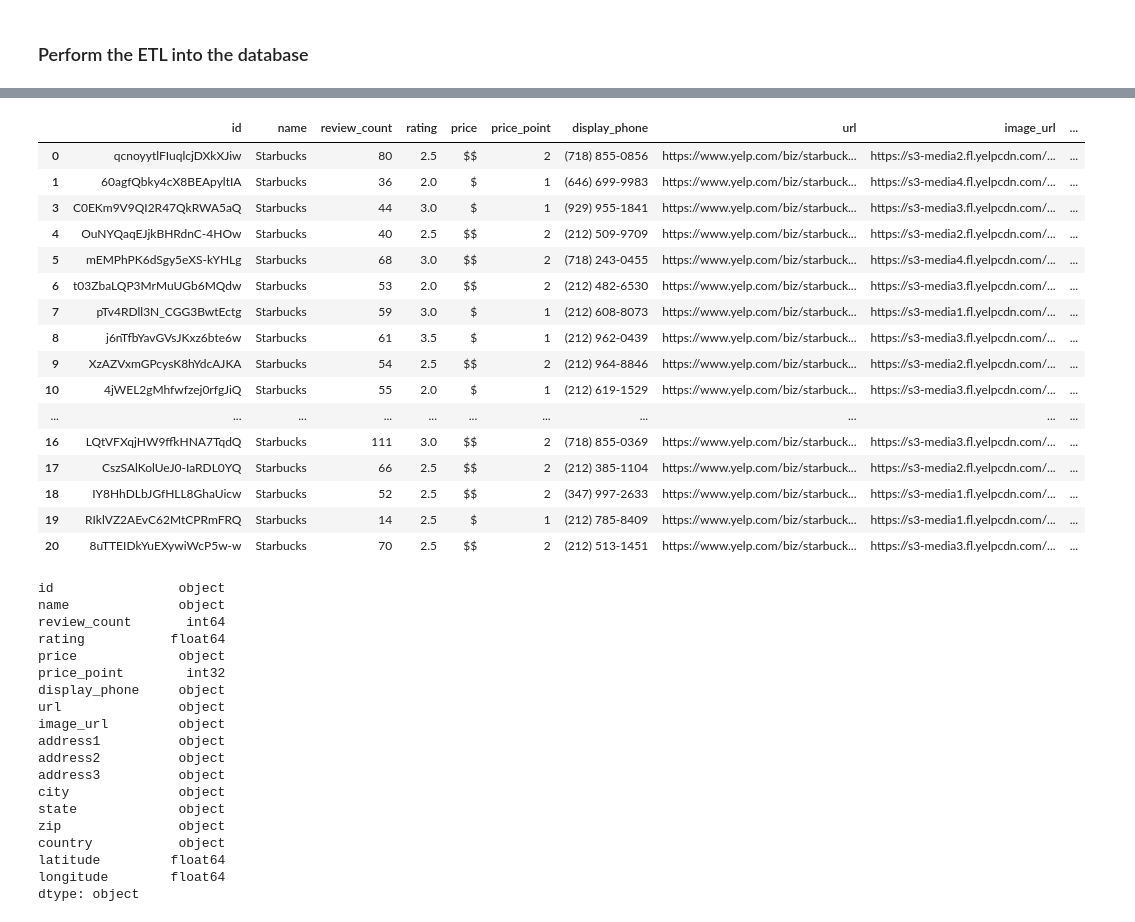
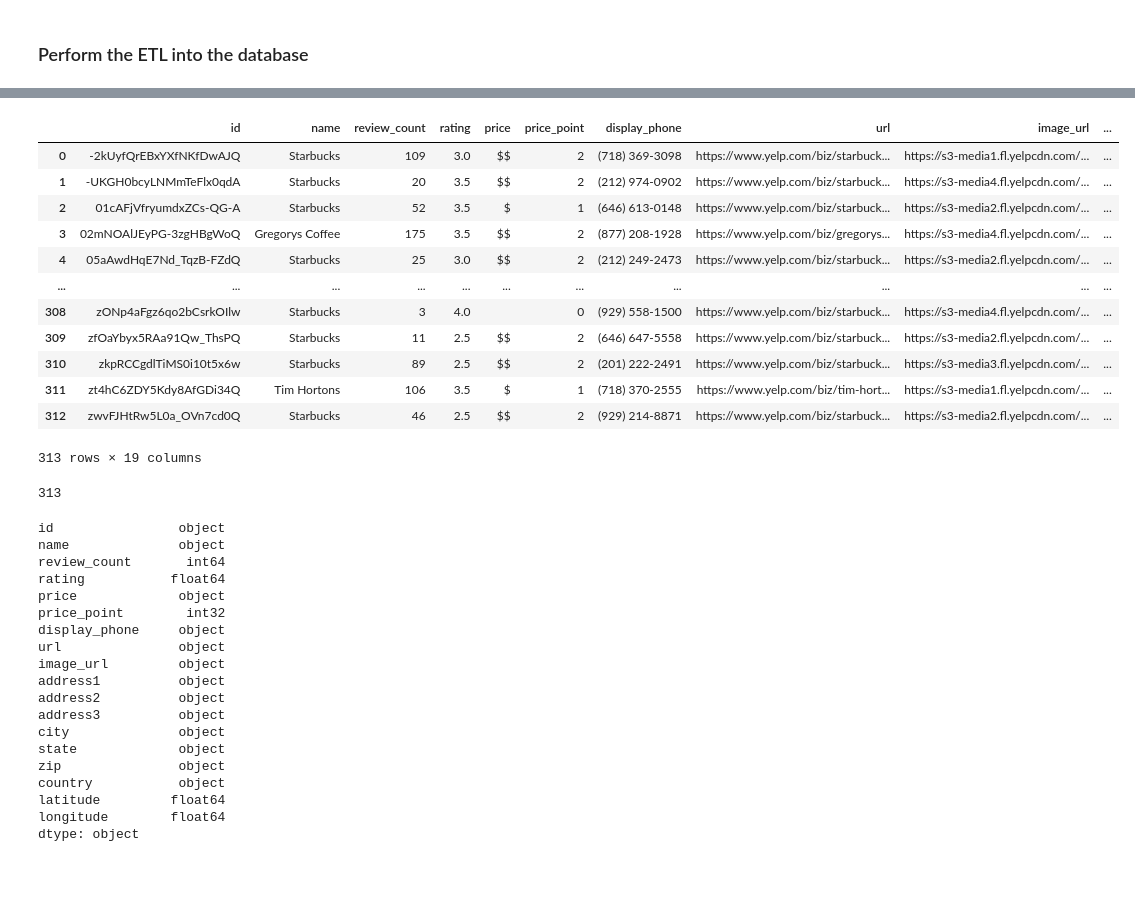
Before and after one commit to 123noob1/gwu-bootcamp-proj-3, a Jupyter notebook: website/jupyter/etl.ipynb, the cells around one changed output, grey strips where cells are left out. Drawn from its saved outputs; the diff is of its cells as text; code cells hidden in the pictures; blank space fills up the shorter version.

```diff
--- a/website/jupyter/etl.ipynb
+++ b/website/jupyter/etl.ipynb
@@ -197,24 +195,32 @@ print(df_merged.shape[0])
 # %%
-# Quick check/reveview the merged DF for reviewing
-df_merged.head(20)
+# Drop any duplicates based on id since we may have them overlapping based on the pull from multiple NYC areas
+df_merged = df_merged.drop_duplicates(subset=['id'])
+
+# Drop again for duplicated shops based on same coordinates even though they have unique IDs by using shop name, latitude, and
+# longtitude
+df_merged = df_merged.drop_duplicates(subset=['name', 'latitude', 'longitude'])
-# %% [output]
-|  | id | name | review_count | rating | price | price_point | display_phone | url | image_url | ... |
-| 0 | qcnoyytlFIuqlcjDXkXJiw | Starbucks | 80 | 2.5 | $$ | 2 | (718) 855-0856 | https://www.yelp.com/biz/starbuck... | https://s3-media2.fl.yelpcdn.com/... | ... |
-| 1 | 60agfQbky4cX8BEApyltIA | Starbucks | 36 | 2.0 | $ | 1 | (646) 699-9983 | https://www.yelp.com/biz/starbuck... | https://s3-media4.fl.yelpcdn.com/... | ... |
-| 3 | C0EKm9V9QI2R47QkRWA5aQ | Starbucks | 44 | 3.0 | $ | 1 | (929) 955-1841 | https://www.yelp.com/biz/starbuck... | https://s3-media3.fl.yelpcdn.com/... | ... |
-| 4 | OuNYQaqEJjkBHRdnC-4HOw | Starbucks | 40 | 2.5 | $$ | 2 | (212) 509-9709 | https://www.yelp.com/biz/starbuck... | https://s3-media2.fl.yelpcdn.com/... | ... |
-| 5 | mEMPhPK6dSgy5eXS-kYHLg | Starbucks | 68 | 3.0 | $$ | 2 | (718) 243-0455 | https://www.yelp.com/biz/starbuck... | https://s3-media4.fl.yelpcdn.com/... | ... |
-| 6 | t03ZbaLQP3MrMuUGb6MQdw | Starbucks | 53 | 2.0 | $$ | 2 | (212) 482-6530 | https://www.yelp.com/biz/starbuck... | https://s3-media3.fl.yelpcdn.com/... | ... |
-| 7 | pTv4RDll3N_CGG3BwtEctg | Starbucks | 59 | 3.0 | $ | 1 | (212) 608-8073 | https://www.yelp.com/biz/starbuck... | https://s3-media1.fl.yelpcdn.com/... | ... |
-| 8 | j6nTfbYavGVsJKxz6bte6w | Starbucks | 61 | 3.5 | $ | 1 | (212) 962-0439 | https://www.yelp.com/biz/starbuck... | https://s3-media3.fl.yelpcdn.com/... | ... |
-| 9 | XzAZVxmGPcysK8hYdcAJKA | Starbucks | 54 | 2.5 | $$ | 2 | (212) 964-8846 | https://www.yelp.com/biz/starbuck... | https://s3-media2.fl.yelpcdn.com/... | ... |
-| 10 | 4jWEL2gMhfwfzej0rfgJiQ | Starbucks | 55 | 2.0 | $ | 1 | (212) 619-1529 | https://www.yelp.com/biz/starbuck... | https://s3-media3.fl.yelpcdn.com/... | ... |
-| ... | ... | ... | ... | ... | ... | ... | ... | ... | ... | ... |
-| 16 | LQtVFXqjHW9ffkHNA7TqdQ | Starbucks | 111 | 3.0 | $$ | 2 | (718) 855-0369 | https://www.yelp.com/biz/starbuck... | https://s3-media3.fl.yelpcdn.com/... | ... |
-| 17 | CszSAlKolUeJ0-IaRDL0YQ | Starbucks | 66 | 2.5 | $$ | 2 | (212) 385-1104 | https://www.yelp.com/biz/starbuck... | https://s3-media2.fl.yelpcdn.com/... | ... |
-| 18 | IY8HhDLbJGfHLL8GhaUicw | Starbucks | 52 | 2.5 | $$ | 2 | (347) 997-2633 | https://www.yelp.com/biz/starbuck... | https://s3-media1.fl.yelpcdn.com/... | ... |
-| 19 | RIklVZ2AEvC62MtCPRmFRQ | Starbucks | 14 | 2.5 | $ | 1 | (212) 785-8409 | https://www.yelp.com/biz/starbuck... | https://s3-media1.fl.yelpcdn.com/... | ... |
-| 20 | 8uTTEIDkYuEXywiWcP5w-w | Starbucks | 70 | 2.5 | $$ | 2 | (212) 513-1451 | https://www.yelp.com/biz/starbuck... | https://s3-media3.fl.yelpcdn.com/... | ... |
+# %%
+# Check for duplicates
+df_merged.groupby(df_merged.columns.tolist(),as_index=False).size()
+# %% [output]
+|  | id | name | review_count | rating | price | price_point | display_phone | url | image_url | ... |
+| 0 | -2kUyfQrEBxYXfNKfDwAJQ | Starbucks | 109 | 3.0 | $$ | 2 | (718) 369-3098 | https://www.yelp.com/biz/starbuck... | https://s3-media1.fl.yelpcdn.com/... | ... |
+| 1 | -UKGH0bcyLNMmTeFlx0qdA | Starbucks | 20 | 3.5 | $$ | 2 | (212) 974-0902 | https://www.yelp.com/biz/starbuck... | https://s3-media4.fl.yelpcdn.com/... | ... |
+| 2 | 01cAFjVfryumdxZCs-QG-A | Starbucks | 52 | 3.5 | $ | 1 | (646) 613-0148 | https://www.yelp.com/biz/starbuck... | https://s3-media2.fl.yelpcdn.com/... | ... |
+| 3 | 02mNOAlJEyPG-3zgHBgWoQ | Gregorys Coffee | 175 | 3.5 | $$ | 2 | (877) 208-1928 | https://www.yelp.com/biz/gregorys... | https://s3-media4.fl.yelpcdn.com/... | ... |
+| 4 | 05aAwdHqE7Nd_TqzB-FZdQ | Starbucks | 25 | 3.0 | $$ | 2 | (212) 249-2473 | https://www.yelp.com/biz/starbuck... | https://s3-media2.fl.yelpcdn.com/... | ... |
+| ... | ... | ... | ... | ... | ... | ... | ... | ... | ... | ... |
+| 308 | zONp4aFgz6qo2bCsrkOIlw | Starbucks | 3 | 4.0 |  | 0 | (929) 558-1500 | https://www.yelp.com/biz/starbuck... | https://s3-media4.fl.yelpcdn.com/... | ... |
+| 309 | zfOaYbyx5RAa91Qw_ThsPQ | Starbucks | 11 | 2.5 | $$ | 2 | (646) 647-5558 | https://www.yelp.com/biz/starbuck... | https://s3-media2.fl.yelpcdn.com/... | ... |
+| 310 | zkpRCCgdlTiMS0i10t5x6w | Starbucks | 89 | 2.5 | $$ | 2 | (201) 222-2491 | https://www.yelp.com/biz/starbuck... | https://s3-media3.fl.yelpcdn.com/... | ... |
+| 311 | zt4hC6ZDY5Kdy8AfGDi34Q | Tim Hortons | 106 | 3.5 | $ | 1 | (718) 370-2555 | https://www.yelp.com/biz/tim-hort... | https://s3-media1.fl.yelpcdn.com/... | ... |
+| 312 | zwvFJHtRw5L0a_OVn7cd0Q | Starbucks | 46 | 2.5 | $$ | 2 | (929) 214-8871 | https://www.yelp.com/biz/starbuck... | https://s3-media2.fl.yelpcdn.com/... | ... |
+313 rows × 19 columns
+# %%
+# Count how many after dropping duplicates
+df_merged.shape[0]
+# %% [output]
+313
 # %%
 # Print out the dtypes for the DF
 df_merged.dtypes
```
Also changed, not shown: parts of 7 cells of this notebook, 8 other files.
